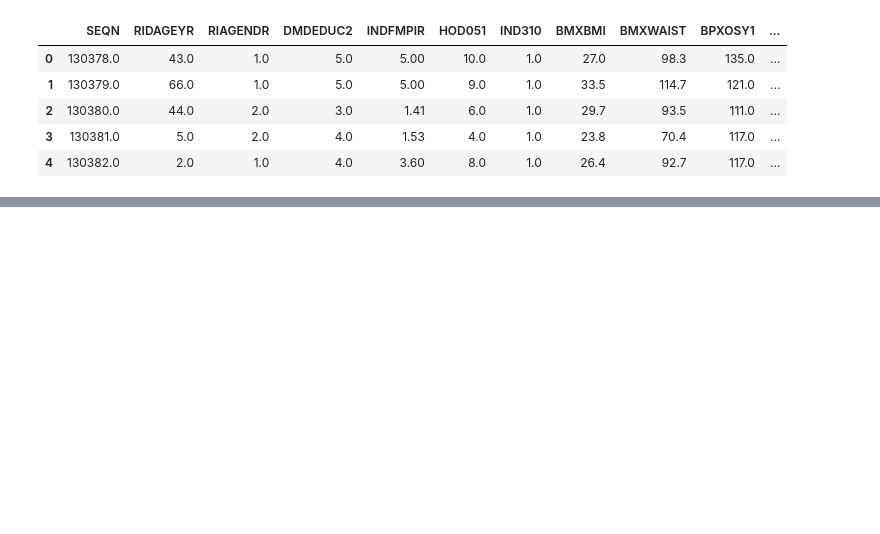
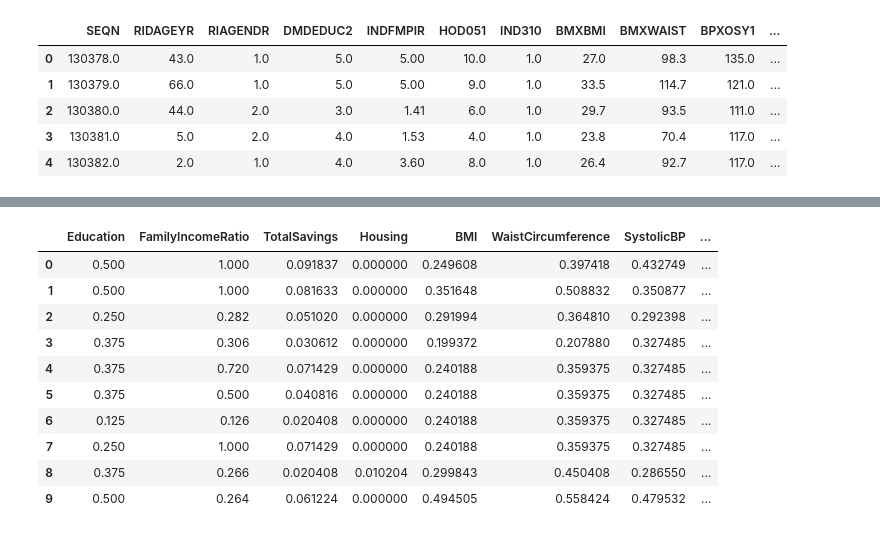
Before and after one commit to baldeoJV/CCADMACL_PROJ_COM222, a Jupyter notebook: SES_RAW DATA/health indicators/rawData_HealthIndicator.ipynb, the cells around one changed output, grey strips where cells are left out. Cells and saved outputs as stored; diff of their text form; code cells hidden in the pictures; blank space fills up the shorter version.

```diff
--- a/SES_RAW DATA/health indicators/rawData_HealthIndicator.ipynb
+++ b/SES_RAW DATA/health indicators/rawData_HealthIndicator.ipynb
@@ -87,0 +184,14 @@ df.shape
+# %%
+df_scaled.head(10)
+# %% [output]
+|  | Education | FamilyIncomeRatio | TotalSavings | Housing | BMI | WaistCircumference | SystolicBP | ... |
+| 0 | 0.500 | 1.000 | 0.091837 | 0.000000 | 0.249608 | 0.397418 | 0.432749 | ... |
+| 1 | 0.500 | 1.000 | 0.081633 | 0.000000 | 0.351648 | 0.508832 | 0.350877 | ... |
+| 2 | 0.250 | 0.282 | 0.051020 | 0.000000 | 0.291994 | 0.364810 | 0.292398 | ... |
+| 3 | 0.375 | 0.306 | 0.030612 | 0.000000 | 0.199372 | 0.207880 | 0.327485 | ... |
+| 4 | 0.375 | 0.720 | 0.071429 | 0.000000 | 0.240188 | 0.359375 | 0.327485 | ... |
+| 5 | 0.375 | 0.500 | 0.040816 | 0.000000 | 0.240188 | 0.359375 | 0.327485 | ... |
+| 6 | 0.125 | 0.126 | 0.020408 | 0.000000 | 0.240188 | 0.359375 | 0.327485 | ... |
+| 7 | 0.250 | 1.000 | 0.071429 | 0.000000 | 0.240188 | 0.359375 | 0.327485 | ... |
+| 8 | 0.375 | 0.266 | 0.020408 | 0.010204 | 0.299843 | 0.450408 | 0.286550 | ... |
+| 9 | 0.500 | 0.264 | 0.061224 | 0.000000 | 0.494505 | 0.558424 | 0.479532 | ... |
```
Also changed, not shown: parts of 19 cells of this notebook, 2 other files.
